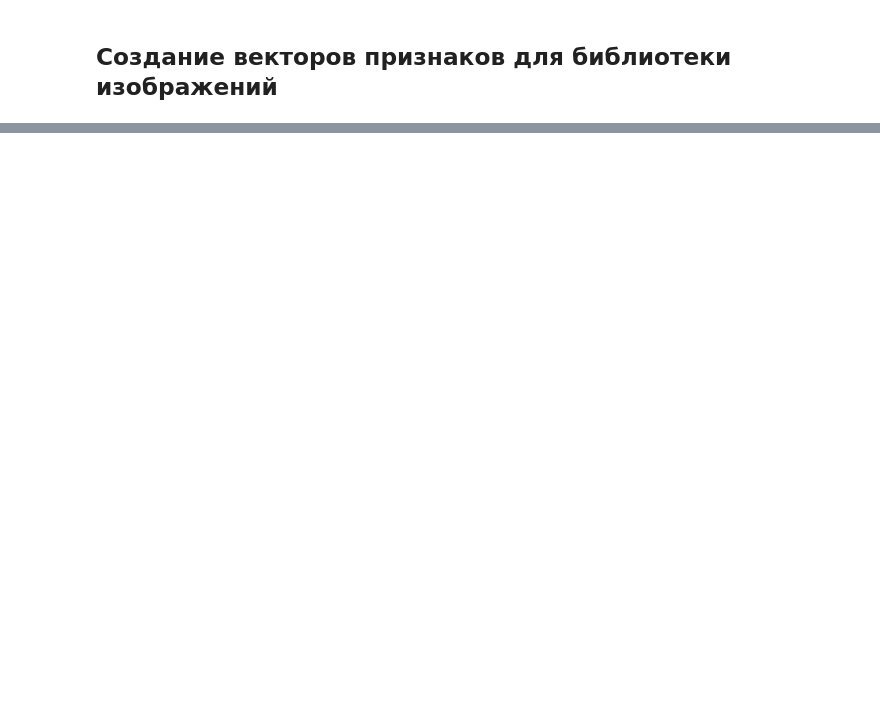
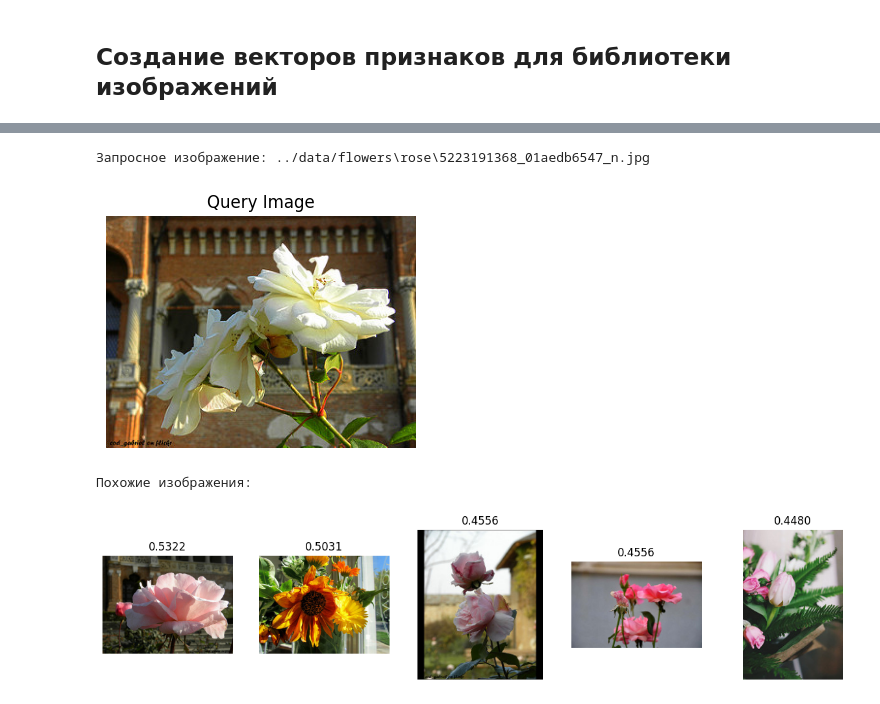
Before and after one commit to elladiell/flower-similarity-search, a Jupyter notebook: notebooks/flower_similarity_model.ipynb, the cells around one changed output, grey strips where cells are left out. Cells and saved outputs as stored; diff of their text form; code cells hidden in the pictures; blank space fills up the shorter version.

```diff
--- a/notebooks/flower_similarity_model.ipynb
+++ b/notebooks/flower_similarity_model.ipynb
@@ -305,0 +368,30 @@ print(f"Размер матрицы признаков: {test_features.shape}")
+# %%
+import matplotlib.pyplot as plt
+from PIL import Image
+
+# Показать запросное изображение
+print(f"Запросное изображение: {query_path}")
+query_image = Image.open(query_path)
+plt.figure(figsize=(4,4))
+plt.imshow(query_image)
+plt.axis('off')
+plt.title("Query Image")
+plt.show()
+
+# Показать похожие изображения с оценками
+print("Похожие изображения:")
+plt.figure(figsize=(15, 3))
+
+for i, (path, score) in enumerate(similar_images.items()):
+    img = Image.open(path)
+    plt.subplot(1, len(similar_images), i+1)
+    plt.imshow(img)
+    plt.title(f"{score:.4f}")
+    plt.axis('off')
+
+plt.show()
+# %% [output]
+Запросное изображение: ../data/flowers\rose\5223191368_01aedb6547_n.jpg
+[figure, added]
+Похожие изображения:
+[figure, added]
```
Also changed, not shown: parts of 9 cells of this notebook, 1 other file.
